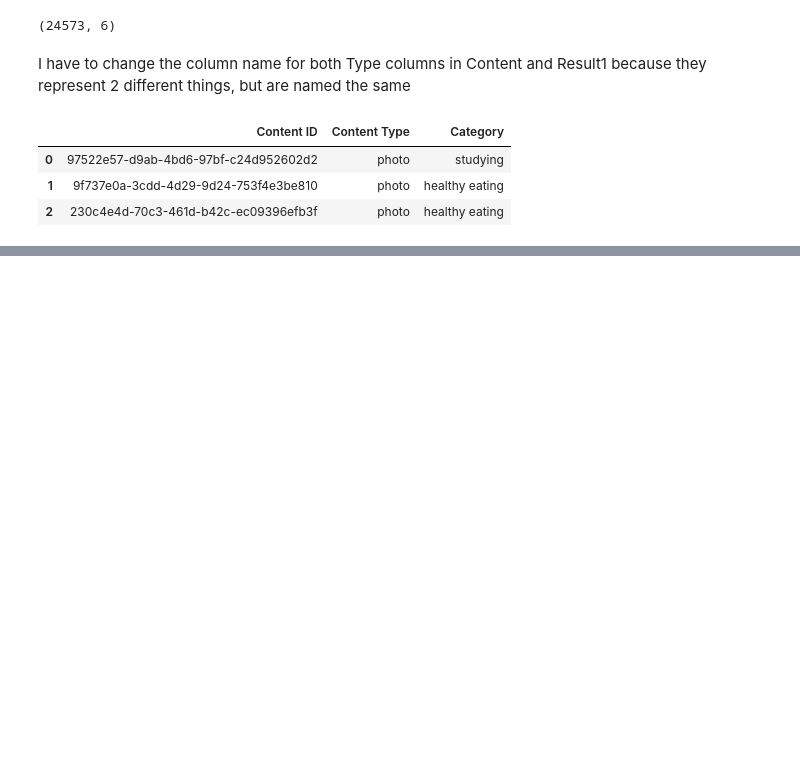
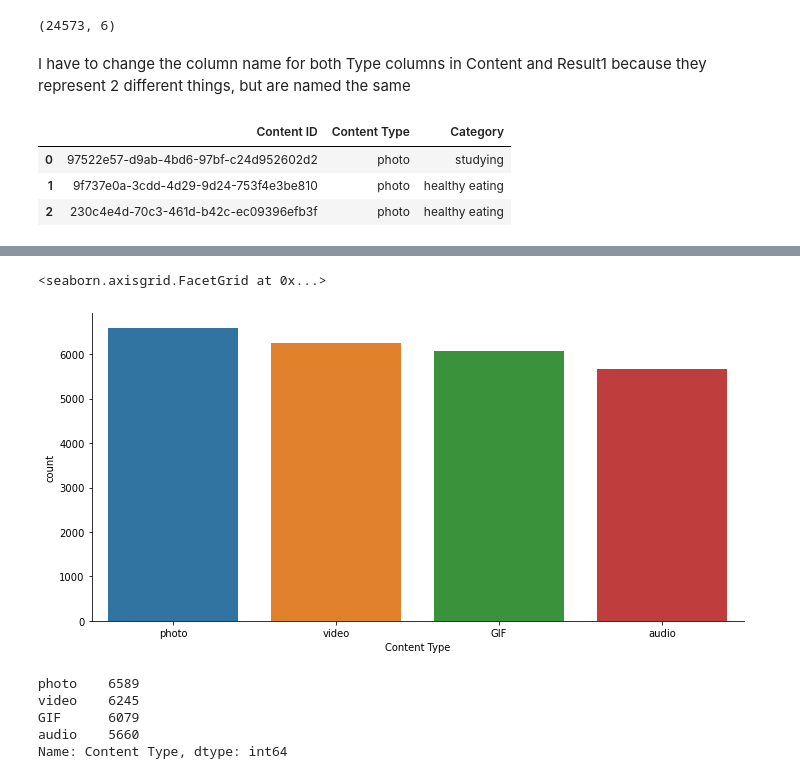
Before and after one commit to Gallo13/Accenture-Data-Analyst-Project, a Jupyter notebook: AccentureDataAnalyst-DataCleaning.ipynb, the cells around one changed output, grey strips where cells are left out. Saved outputs shown, nothing was run; the diff lists cells and outputs as text; code cells hidden in the pictures; blank space fills up the shorter version.

Commit message:
More data cleaning and additional visualization

```diff
--- a/AccentureDataAnalyst-DataCleaning.ipynb
+++ b/AccentureDataAnalyst-DataCleaning.ipynb
@@ -481,0 +482,14 @@ array([<AxesSubplot:ylabel='Value'>], dtype=object)
+# %%
+sns.catplot(x='Content Type', kind="count", data=final_dataset, height=5, aspect=2)
+# %% [output]
+<seaborn.axisgrid.FacetGrid at 0x...>
+[figure, added]
+# %%
+content_type = final_dataset['Content Type'].value_counts()
+print(content_type)
+# %% [output]
+photo    6589
+video    6245
+GIF      6079
+audio    5660
+Name: Content Type, dtype: int64
```
Also changed, not shown: parts of 42 cells of this notebook.
